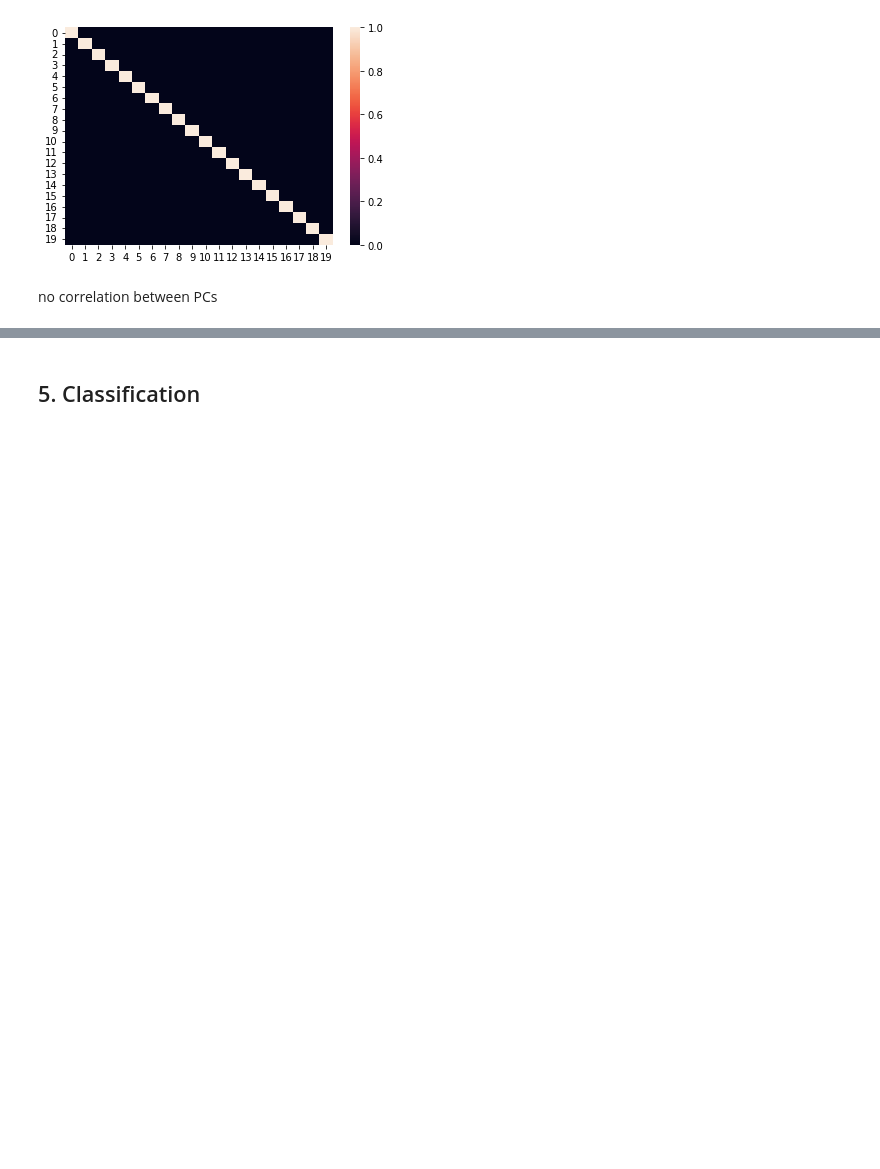
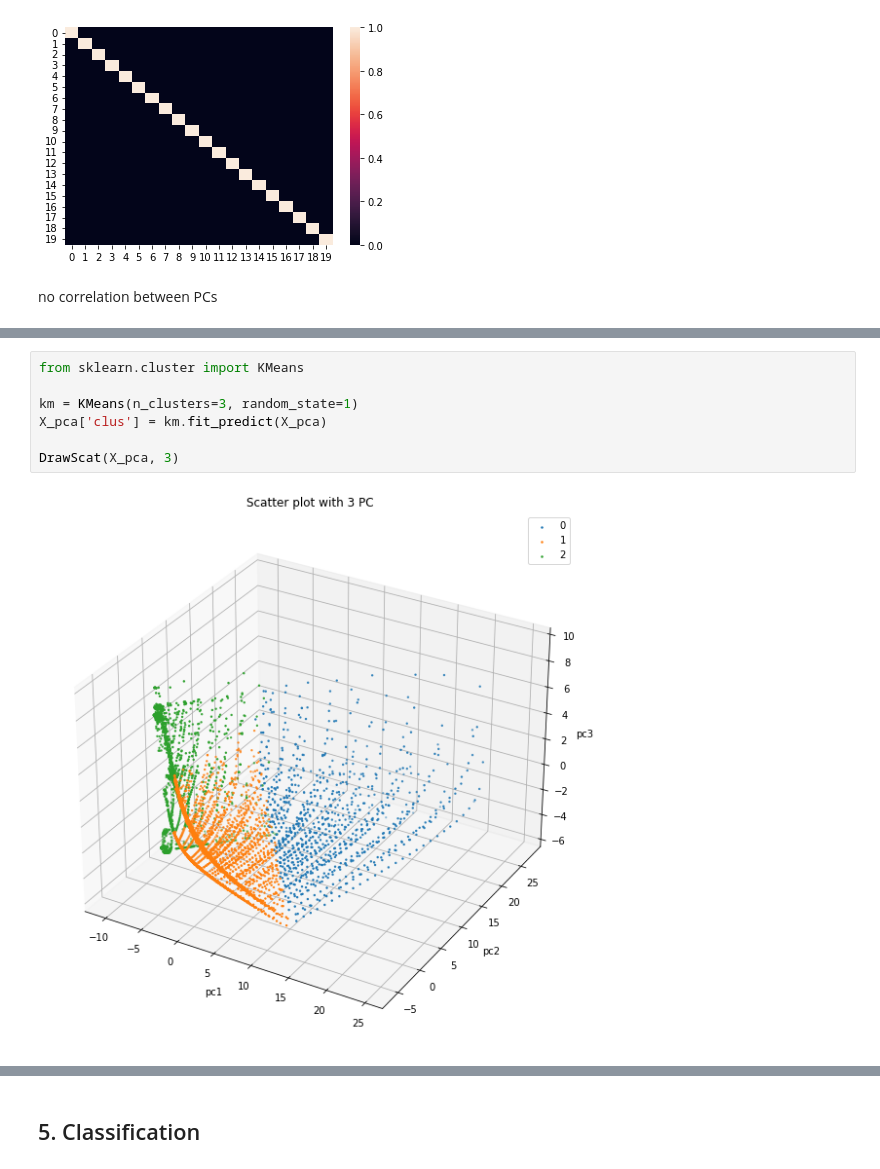
Before and after one commit to 9yelin9/hf, a Jupyter notebook: boo/boo.ipynb, the cells around one changed output, grey strips where cells are left out. Drawn from its saved outputs; the diff is of its cells as text; blank space fills up the shorter version.

```diff
--- a/boo/boo.ipynb
+++ b/boo/boo.ipynb
@@ -200,0 +222,9 @@ no correlation between PCs
+# %%
+from sklearn.cluster import KMeans
+
+km = KMeans(n_clusters=3, random_state=1)
+X_pca['clus'] = km.fit_predict(X_pca)
+
+DrawScat(X_pca, 3)
+# %% [output]
+[figure, added]
```
Also changed, not shown: parts of 13 cells of this notebook, 2 other files.
